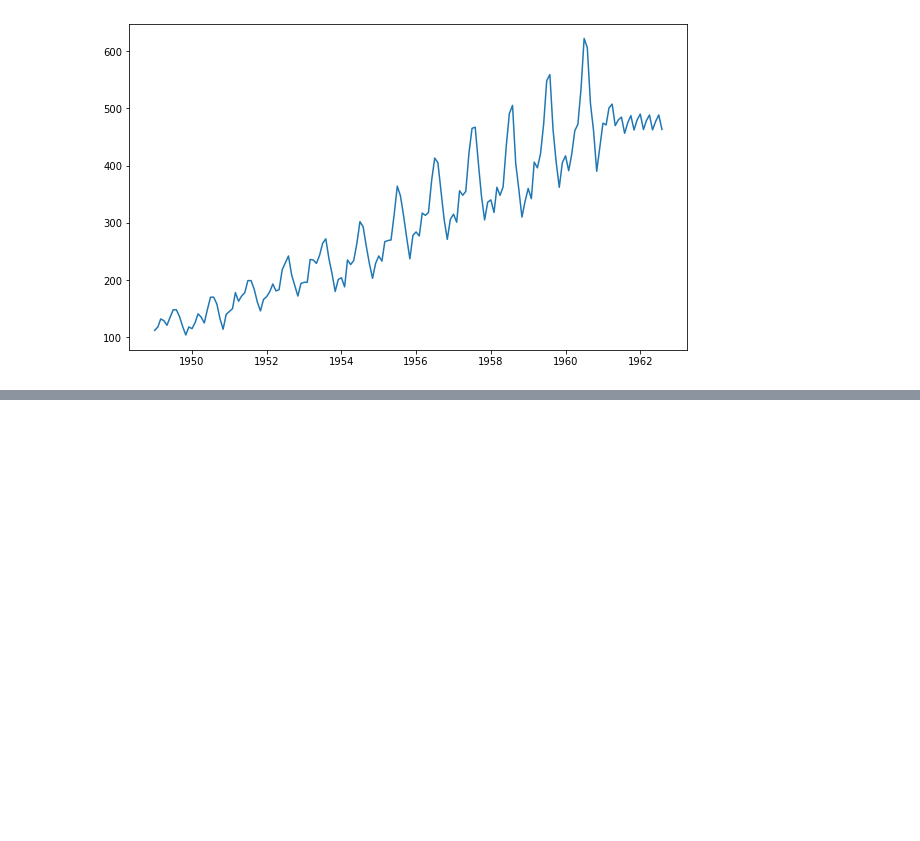
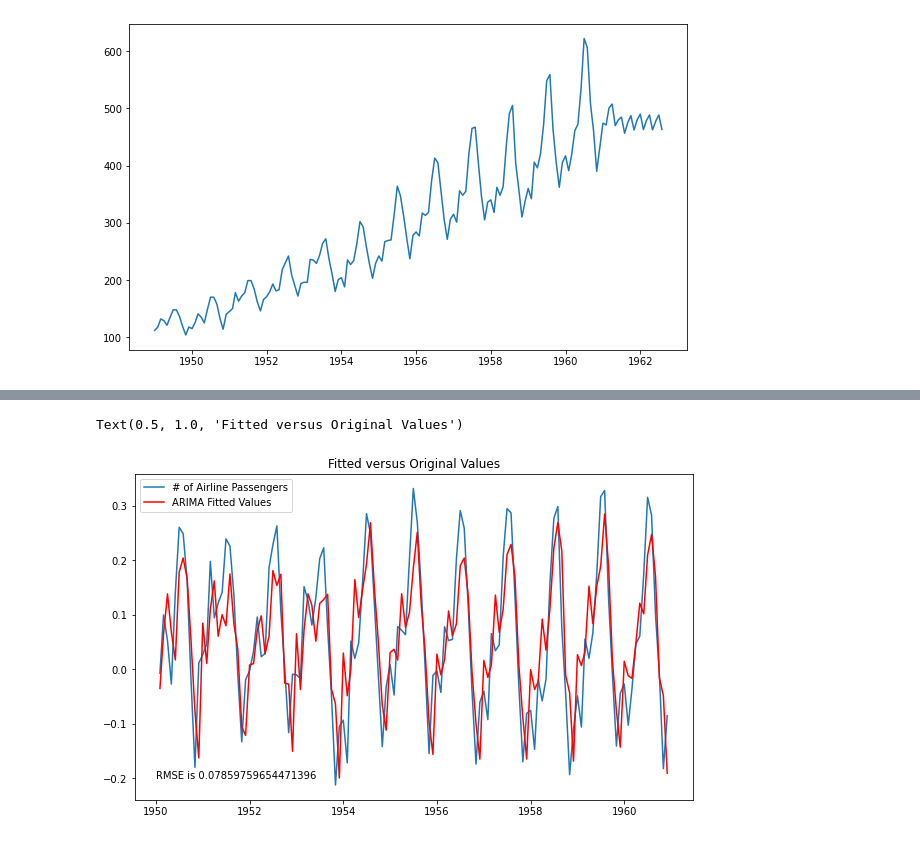
Before and after one commit to dray89/AirlinePassengers, a Jupyter notebook: AirlinePassengers.ipynb, the cells around one changed output, grey strips where cells are left out. Drawn from its saved outputs; the diff is of its cells as text; code cells hidden in the pictures; blank space fills up the shorter version.

Commit message:
Added arima using log scale minus moving average to end of file

```diff
--- a/AirlinePassengers.ipynb
+++ b/AirlinePassengers.ipynb
@@ -573,0 +626,3 @@ plt.plot(predictions)
+# %%
+model = ARIMA(LogScaleMinusMovingAverage, order = (3 , 0, 2))
+results = model.fit()
@@ -573,0 +685,9 @@ plt.plot(predictions)
+# %%
+plt.plot(LogScaleMinusMovingAverage[2:], label='# of Airline Passengers')
+plt.plot(results.fittedvalues[2:], color='red', label='ARIMA Fitted Values')
+plt.legend(loc='best')
+plt.annotate(f'RMSE is {rmse}', xy =(datetime.strptime("1950-01-01", "%Y-%m-%d"), -.2))
+plt.title('Fitted versus Original Values')
+# %% [output]
+Text(0.5, 1.0, 'Fitted versus Original Values')
+[figure, added]
```
Also changed, not shown: parts of 14 cells of this notebook.
